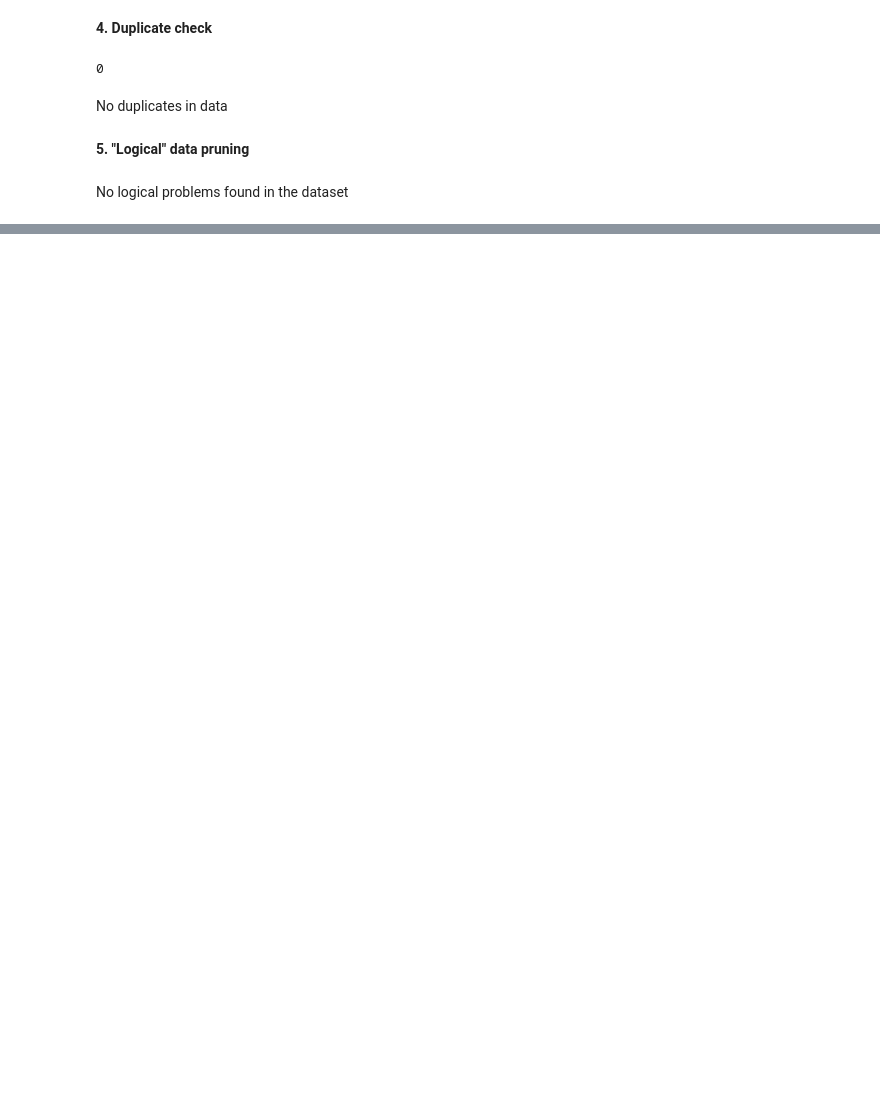
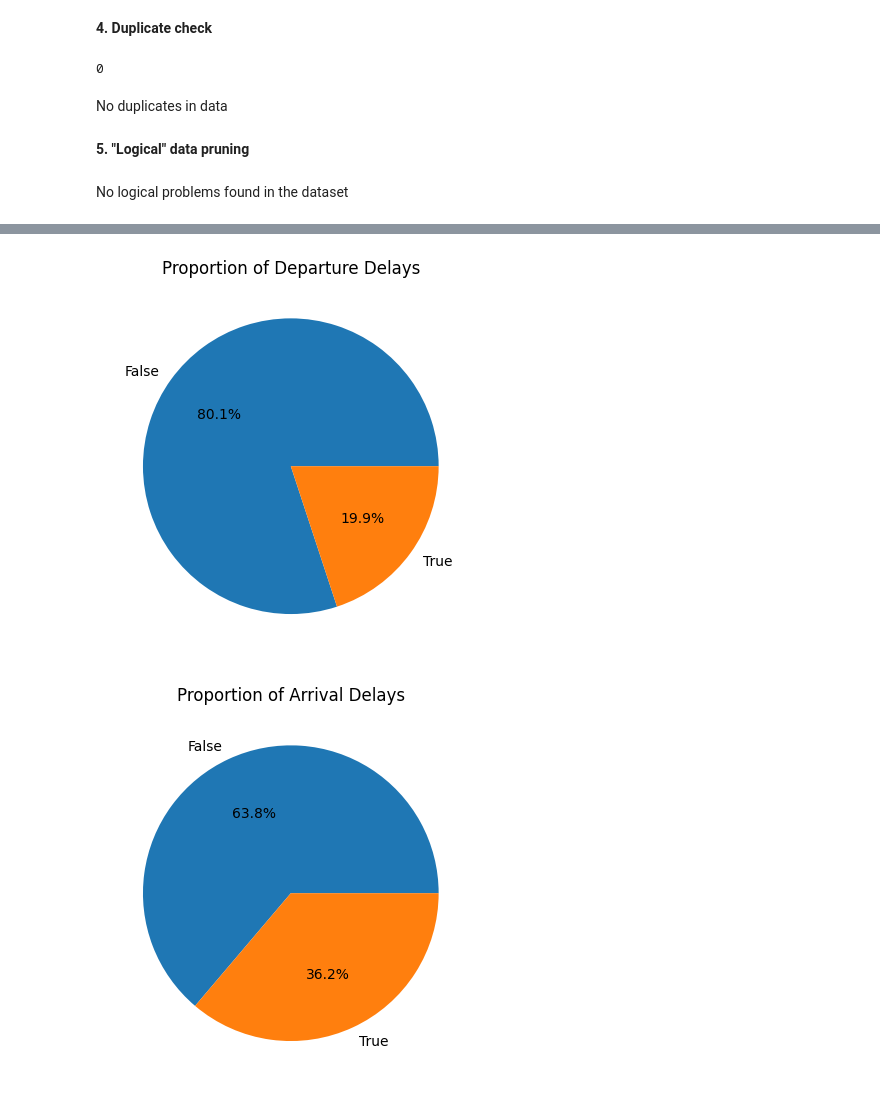
Before and after one commit to mwjung10/FlightDelay_ML_project, a Jupyter notebook: src/data_preproccess.ipynb, the cells around one changed output, grey strips where cells are left out. Drawn from its saved outputs; the diff is of its cells as text; code cells hidden in the pictures; blank space fills up the shorter version.

```diff
--- a/src/data_preproccess.ipynb
+++ b/src/data_preproccess.ipynb
@@ -144,0 +186,5 @@ No logical problems found in the dataset
+# %%
+df['is_dep_delayed'] = df['dep_delay'] > 15
+df['is_arr_delayed'] = df['arr_delay'] > 0
+
+df[['dep_delay', 'is_dep_delayed', 'arr_delay', 'is_arr_delayed']].head()
@@ -144,0 +198,11 @@ No logical problems found in the dataset
+# %%
+df['is_dep_delayed'].value_counts().plot(kind='pie', title='Proportion of Departure Delays', autopct='%1.1f%%')
+plt.ylabel('')
+plt.show()
+
+df['is_arr_delayed'].value_counts().plot(kind='pie', title='Proportion of Arrival Delays', autopct='%1.1f%%')
+plt.ylabel('')
+plt.show()
+# %% [output]
+[figure, added]
+[figure, added]
```
Also changed, not shown: parts of 9 cells of this notebook, 1 other file.
